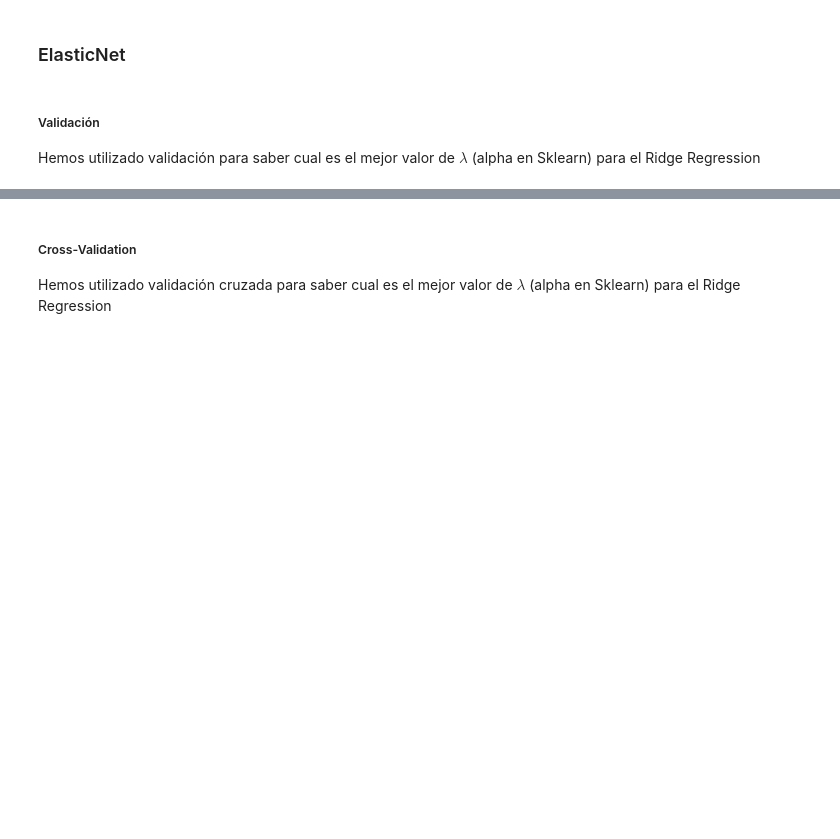
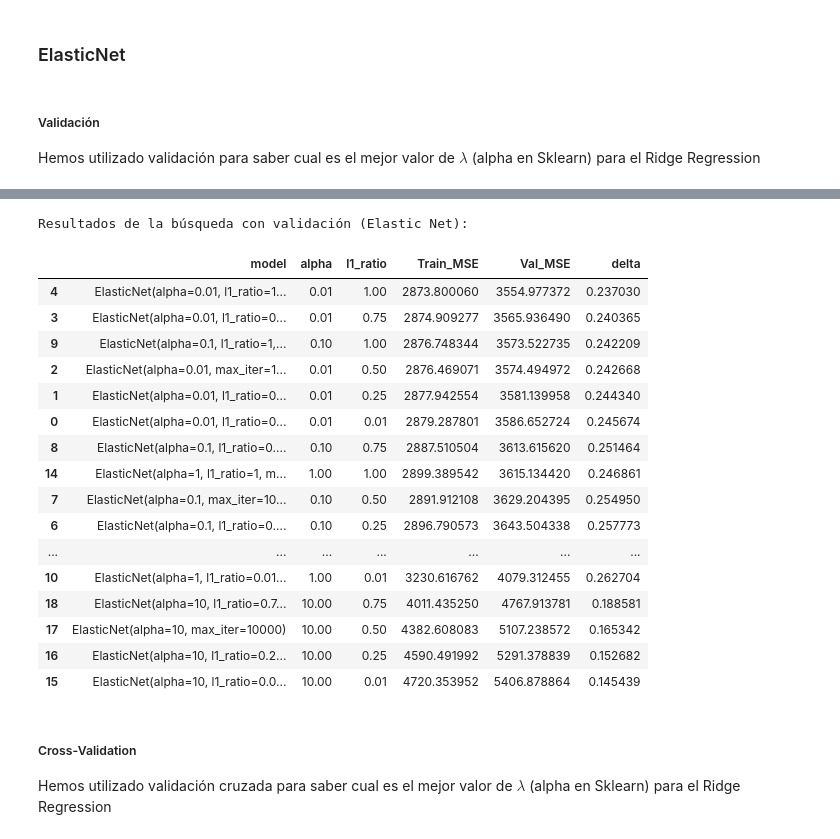
Before and after one commit to MalenaSancho/TFG, a Jupyter notebook: TFG/TFG_Python.ipynb, the cells around one changed output, grey strips where cells are left out. Cells and saved outputs as stored; diff of their text form; code cells hidden in the pictures; blank space fills up the shorter version.

```diff
--- a/TFG/TFG_Python.ipynb
+++ b/TFG/TFG_Python.ipynb
@@ -1317,3 +1572,25 @@ Hemos utilizado validación para saber cual es el mejor valor de $\lambda$ (alph
+# %%
+print("Resultados de la búsqueda con validación (Elastic Net):")
+metrics_df
+# %% [output]
+Resultados de la búsqueda con validación (Elastic Net):
+|  | model | alpha | l1_ratio | Train_MSE | Val_MSE | delta |
+| 4 | ElasticNet(alpha=0.01, l1_ratio=1... | 0.01 | 1.00 | 2873.800060 | 3554.977372 | 0.237030 |
+| 3 | ElasticNet(alpha=0.01, l1_ratio=0... | 0.01 | 0.75 | 2874.909277 | 3565.936490 | 0.240365 |
+| 9 | ElasticNet(alpha=0.1, l1_ratio=1,... | 0.10 | 1.00 | 2876.748344 | 3573.522735 | 0.242209 |
+| 2 | ElasticNet(alpha=0.01, max_iter=1... | 0.01 | 0.50 | 2876.469071 | 3574.494972 | 0.242668 |
+| 1 | ElasticNet(alpha=0.01, l1_ratio=0... | 0.01 | 0.25 | 2877.942554 | 3581.139958 | 0.244340 |
+| 0 | ElasticNet(alpha=0.01, l1_ratio=0... | 0.01 | 0.01 | 2879.287801 | 3586.652724 | 0.245674 |
+| 8 | ElasticNet(alpha=0.1, l1_ratio=0.... | 0.10 | 0.75 | 2887.510504 | 3613.615620 | 0.251464 |
+| 14 | ElasticNet(alpha=1, l1_ratio=1, m... | 1.00 | 1.00 | 2899.389542 | 3615.134420 | 0.246861 |
+| 7 | ElasticNet(alpha=0.1, max_iter=10... | 0.10 | 0.50 | 2891.912108 | 3629.204395 | 0.254950 |
+| 6 | ElasticNet(alpha=0.1, l1_ratio=0.... | 0.10 | 0.25 | 2896.790573 | 3643.504338 | 0.257773 |
+| ... | ... | ... | ... | ... | ... | ... |
+| 10 | ElasticNet(alpha=1, l1_ratio=0.01... | 1.00 | 0.01 | 3230.616762 | 4079.312455 | 0.262704 |
+| 18 | ElasticNet(alpha=10, l1_ratio=0.7... | 10.00 | 0.75 | 4011.435250 | 4767.913781 | 0.188581 |
+| 17 | ElasticNet(alpha=10, max_iter=10000) | 10.00 | 0.50 | 4382.608083 | 5107.238572 | 0.165342 |
+| 16 | ElasticNet(alpha=10, l1_ratio=0.2... | 10.00 | 0.25 | 4590.491992 | 5291.378839 | 0.152682 |
+| 15 | ElasticNet(alpha=10, l1_ratio=0.0... | 10.00 | 0.01 | 4720.353952 | 5406.878864 | 0.145439 |
 # %% [markdown]
 ##### Cross-Validation
 
```
Also changed, not shown: parts of 31 cells of this notebook.
